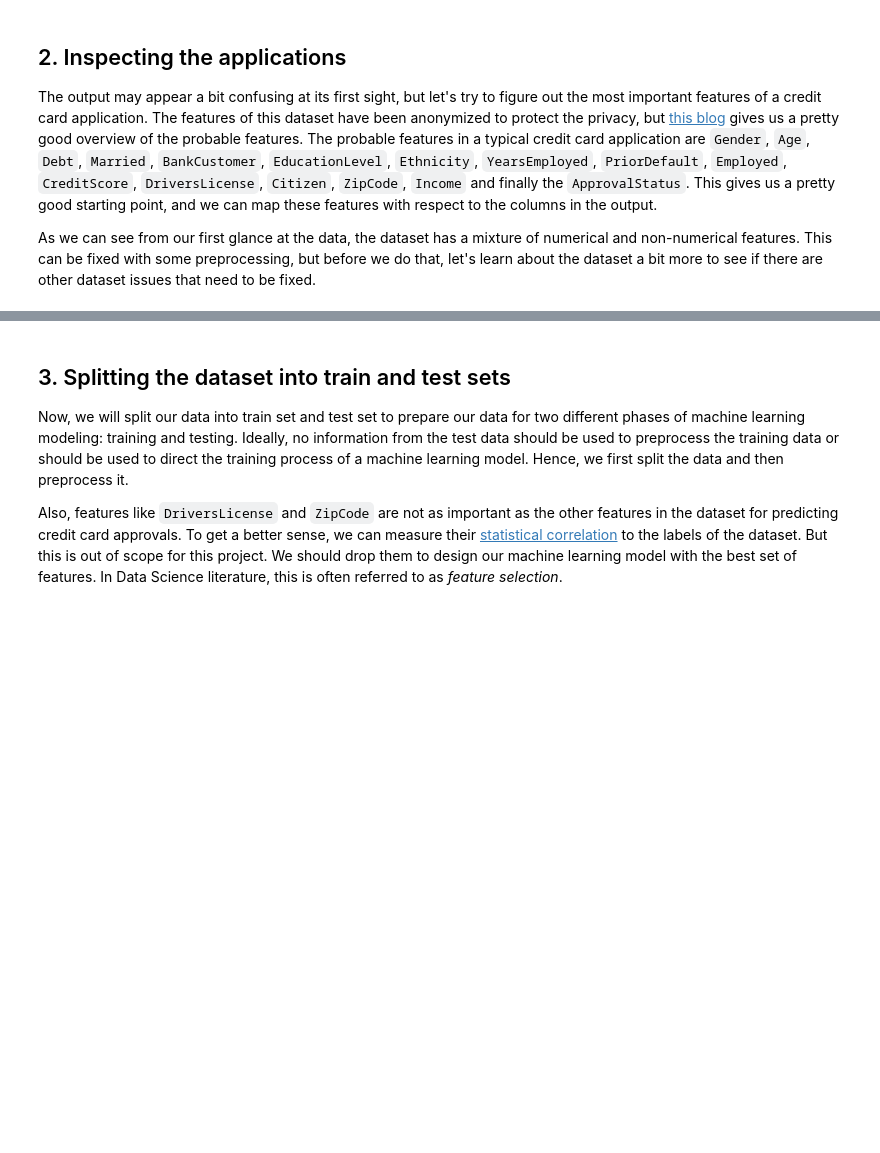
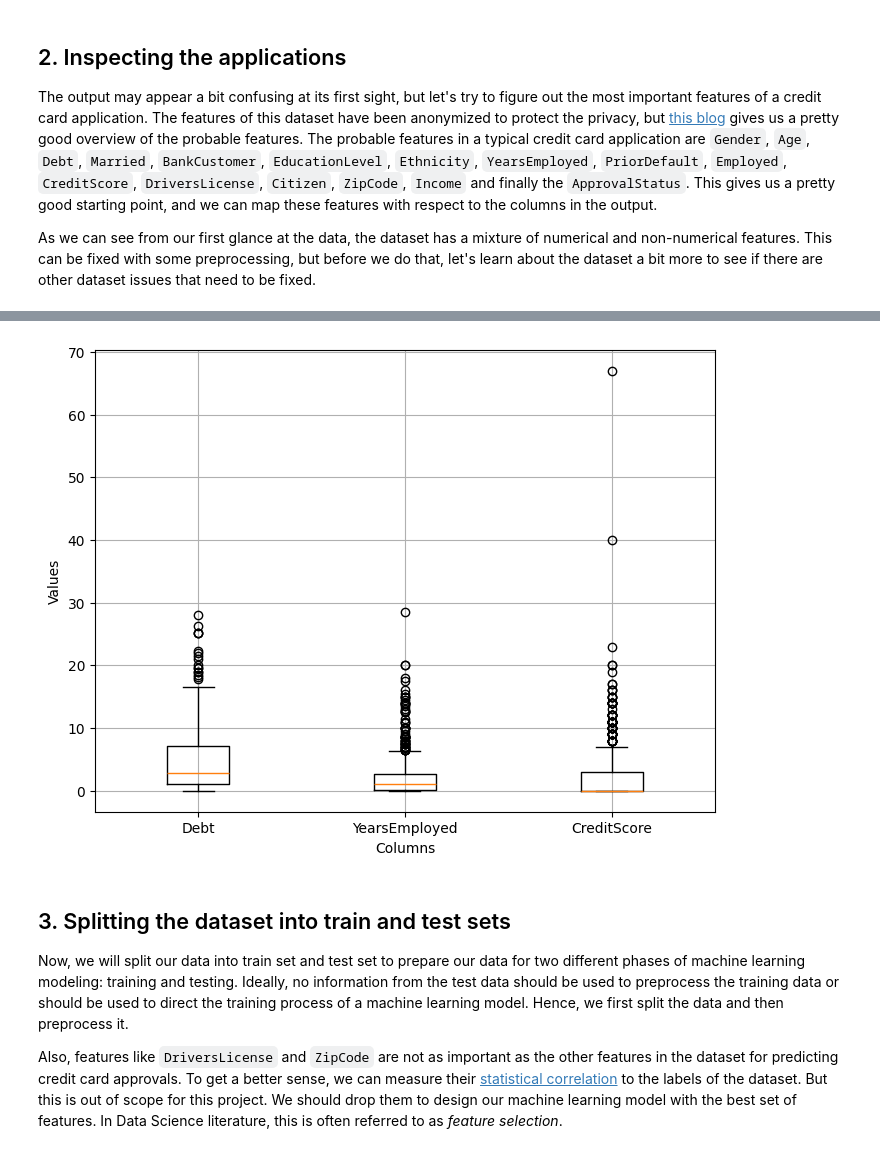
Before and after one commit to Claudiomics/credit_card_application_ML, a Jupyter notebook: Credit_Card_Lab.ipynb, the cells around one changed output, grey strips where cells are left out. Saved outputs shown, nothing was run; the diff lists cells and outputs as text; code cells hidden in the pictures; blank space fills up the shorter version.

```diff
--- a/Credit_Card_Lab.ipynb
+++ b/Credit_Card_Lab.ipynb
@@ -42,3 +136,17 @@ print('\n')
+# %%
+# Plotting multiple columns on the same box plot
+
+# Specify columns to plot
+columns_to_plot = ['Debt', 'YearsEmployed', 'CreditScore'] # 'Income' was a massive outlier
+
+plt.figure(figsize=(8, 6))
+plt.boxplot(cc_apps[columns_to_plot].values, labels=columns_to_plot)
+plt.xlabel('Columns')
+plt.ylabel('Values')
+plt.grid(True)
+plt.show()
+# %% [output]
+[figure, added]
 # %% [markdown]
 ## 3. Splitting the dataset into train and test sets
 <p>Now, we will split our data into train set and test set to prepare our data for two different phases of machine learning modeling: training and testing. Ideally, no information from the test data should be used to preprocess the training data or should be used to direct the training process of a machine learning model. Hence, we first split the data and then preprocess it.</p>
```
Also changed, not shown: parts of 54 cells of this notebook.
